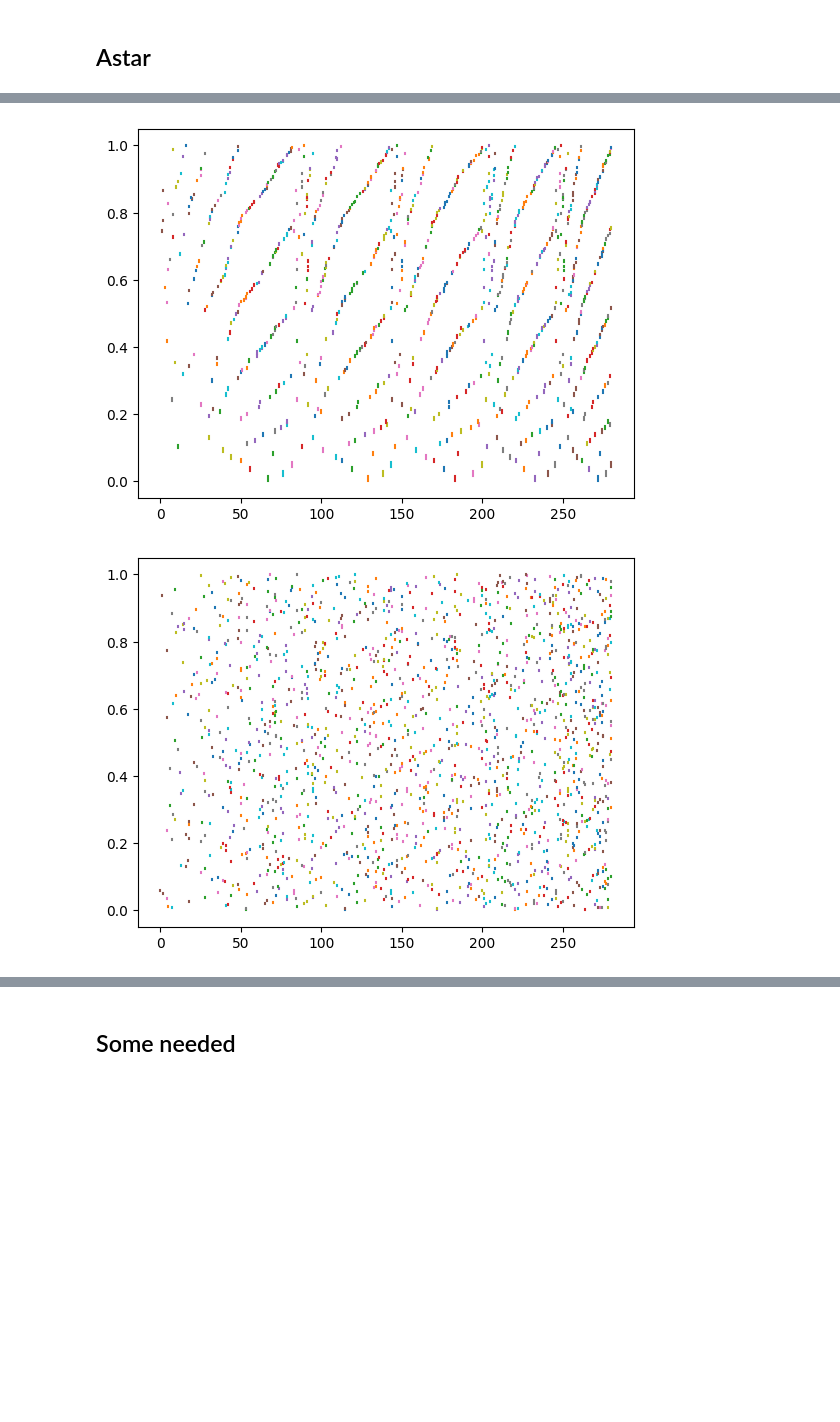
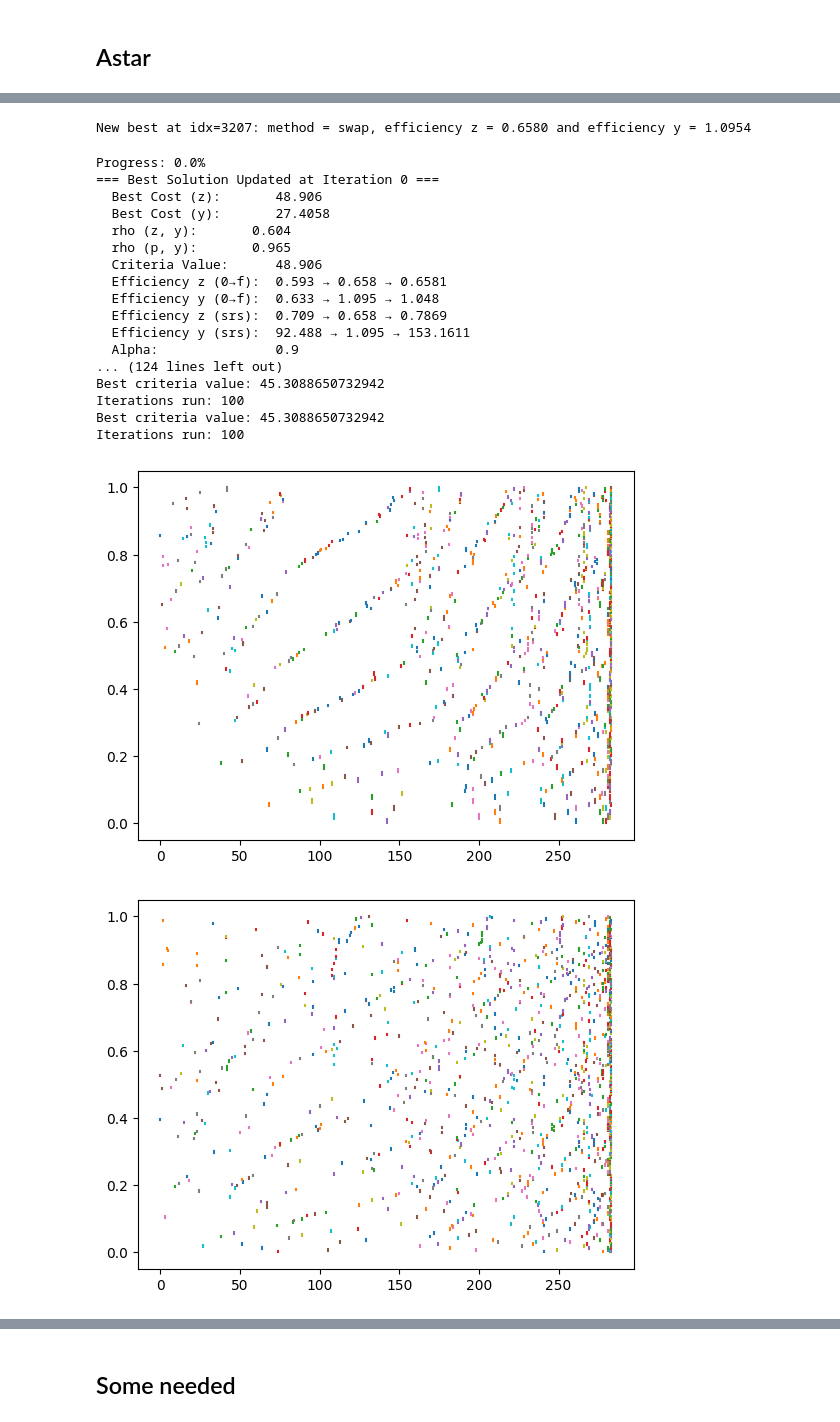
Before and after one commit to mehdimhb/geometric-sampling, a Jupyter notebook: Bardia GFS/A_Star_Optimal_GFS_6 copy 2.ipynb, the cells around one changed output, grey strips where cells are left out. Cells and saved outputs as stored; diff of their text form; code cells hidden in the pictures; blank space fills up the shorter version.

```diff
--- a/Bardia GFS/A_Star_Optimal_GFS_6 copy 2.ipynb
+++ b/Bardia GFS/A_Star_Optimal_GFS_6 copy 2.ipynb
@@ -848,6 +854,10 @@ eff_dsd_y = float(ro.r['eff_dsd_y'][0])
 inclusions = np.array(ro.r['pik'])
 threshold_z = float(ro.r['threshold_z'][0])
 threshold_y = ro.r['threshold_y']
+threshold_z = float(ro.r['var_ht_z'][0])
+threshold_y = float(ro.r['var_ht'][0])
+print('asdf', threshold_z, threshold_y, 'asdf')
+
 inclusions = np.array(inclusions)
 
 # inclusions = np.array([0.5, 0.5, 0.3, 0.2, 0.6, 0.9])  # sum = 3.0
@@ -860,17 +870,19 @@ inclusions = np.array(inclusions)
 
 import numpy as np
 # Main configuration
-num_new_nodes          = 10
-num_changes            = 2
-max_open_set_size      = 20000
-switch_coefficient     = .9
-max_iterations         = 1000
+num_new_nodes          = 20
+num_changes_lower      = 1
+num_changes_upper      = 1
+max_open_set_size      = 200000
+switch_lower           = .9
+switch_upper           = .9
+max_iterations         = 100
 
 
 
 
 
-num_initial_nodes      = 1
+num_initial_nodes      = 10000
 initial_design_to_use  = 1
 show_results           = 1
 random_restart_period  = 100000   # how often to inject random designs
@@ -884,7 +896,7 @@ swap_units             = int(N)
 
 
 rng = np.random.default_rng()  # Recommended for controlled/stable random runs
-print(max_iterations, num_new_nodes, max_open_set_size, num_changes, switch_coefficient)
+print(max_iterations, num_new_nodes, max_open_set_size, switch_lower, switch_upper)
 
 # You must define y, z, inclusions, threshold_z, threshold_y earlier in your notebook or script.
 
@@ -900,7 +912,10 @@ astar = AStar(
     y                       = y,
     threshold_z             = threshold_z,
     threshold_y             = threshold_y,
-    switch_coefficient      = switch_coefficient,
+    switch_lower            = switch_lower,
+    switch_upper            = switch_upper,
+    num_changes_lower       = num_changes_lower,
+    num_changes_upper       = num_changes_upper,
     show_results            = show_results,
     var_percent_exected     = var_percent_exected,
     swap_iterations         = swap_iterations,
@@ -915,7 +930,6 @@ result = astar.run(
     max_iterations             = max_iterations,
     num_new_nodes              = num_new_nodes,
     max_open_set_size          = max_open_set_size,
-    num_changes                = num_changes,
     random_restart_period      = random_restart_period,
     random_injection_count     = random_injection_count,
     prune_fraction             = prune_fraction
@@ -951,5 +960,23 @@ Iterations run: 1000
+New best at idx=3207: method = swap, efficiency z = 0.6580 and efficiency y = 1.0954
+Progress: 0.0%
+=== Best Solution Updated at Iteration 0 ===
+  Best Cost (z):       48.906
+  Best Cost (y):       27.4058
+  rho (z, y):       0.604
+  rho (p, y):       0.965
+  Criteria Value:      48.906
+  Efficiency z (0→f):  0.593 → 0.658 → 0.6581
+  Efficiency y (0→f):  0.633 → 1.095 → 1.048
+  Efficiency z (srs):  0.709 → 0.658 → 0.7869
+  Efficiency y (srs):  92.488 → 1.095 → 153.1611
+  Alpha:               0.9
+... (124 lines left out)
+Best criteria value: 45.3088650732942
+Iterations run: 100
+Best criteria value: 45.3088650732942
+Iterations run: 100
-[figure, old version]
+[figure, new version]
-[figure, old version]
+[figure, new version]
 # %%
 #print(inclusions)
 print("size of init design",len(list(astar.initial_design)))
```
Also changed, not shown: parts of 10 cells of this notebook, 10 other files.
